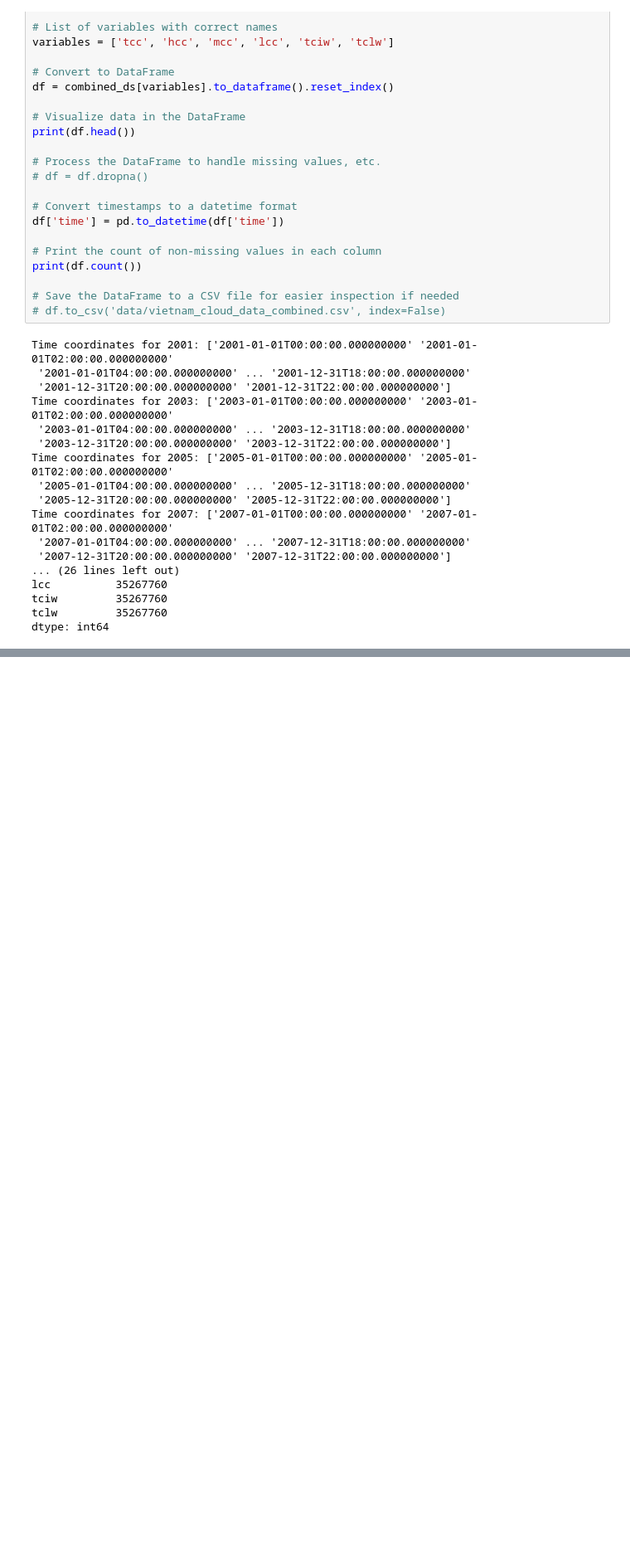
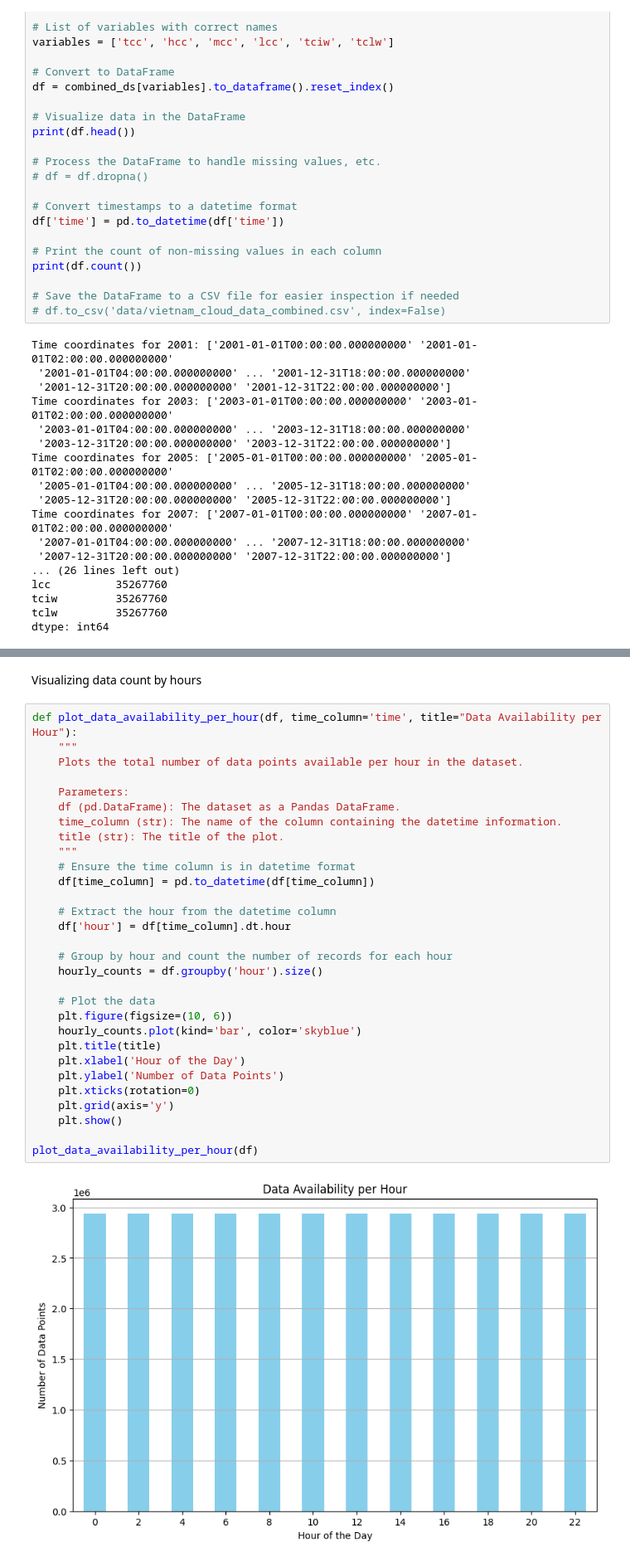
Before and after one commit to anhphan2705/cloud_predictor, a Jupyter notebook: notebooks/data_process.ipynb, the cells around one changed output, grey strips where cells are left out. Shown at 83% size. Cells and saved outputs as stored; diff of their text form; blank space fills up the shorter version.

```diff
--- a/notebooks/data_process.ipynb
+++ b/notebooks/data_process.ipynb
@@ -119,0 +155,34 @@ dtype: int64
+# %% [markdown]
+Visualizing data count by hours
+# %%
+def plot_data_availability_per_hour(df, time_column='time', title="Data Availability per Hour"):
+    """
+    Plots the total number of data points available per hour in the dataset.
+
+    Parameters:
+    df (pd.DataFrame): The dataset as a Pandas DataFrame.
+    time_column (str): The name of the column containing the datetime information.
+    title (str): The title of the plot.
+    """
+    # Ensure the time column is in datetime format
+    df[time_column] = pd.to_datetime(df[time_column])
+
+    # Extract the hour from the datetime column
+    df['hour'] = df[time_column].dt.hour
+
+    # Group by hour and count the number of records for each hour
+    hourly_counts = df.groupby('hour').size()
+
+    # Plot the data
+    plt.figure(figsize=(10, 6))
+    hourly_counts.plot(kind='bar', color='skyblue')
+    plt.title(title)
+    plt.xlabel('Hour of the Day')
+    plt.ylabel('Number of Data Points')
+    plt.xticks(rotation=0)
+    plt.grid(axis='y')
+    plt.show()
+
+plot_data_availability_per_hour(df)
+# %% [output]
+[figure, added]
```
Also changed, not shown: parts of 5 cells of this notebook, 1 other file.
